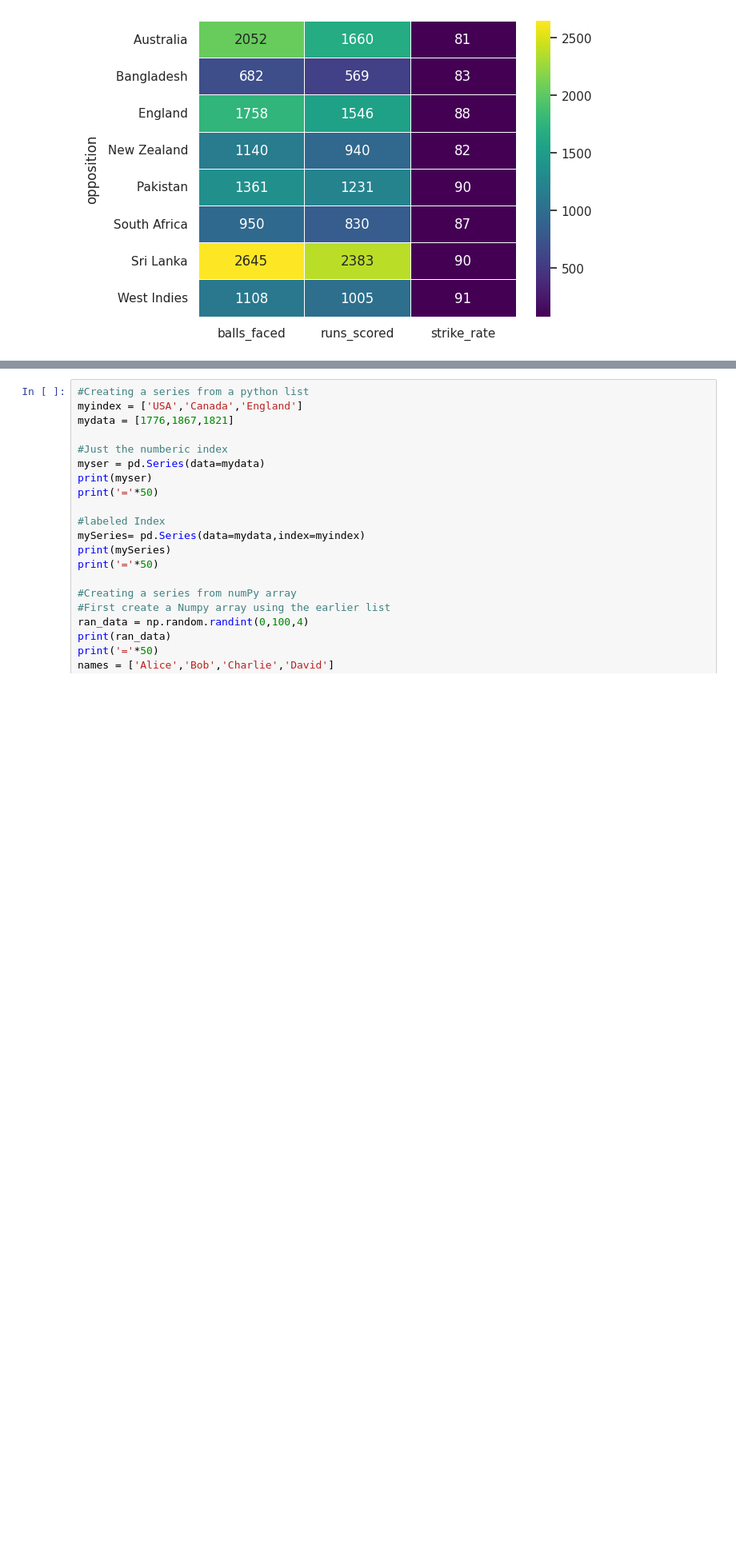
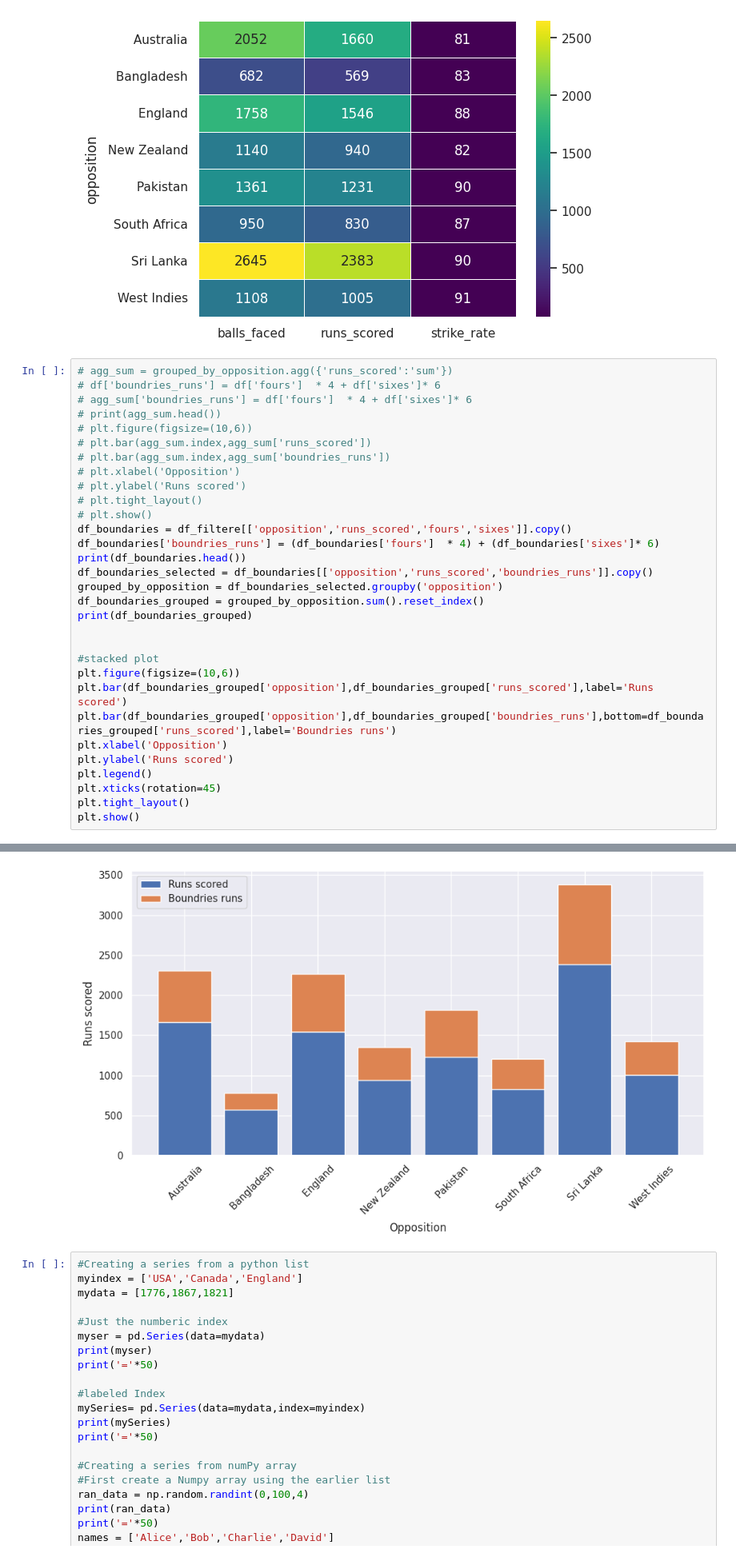
Before and after one commit to abhishekmali9191/Data-Analytics-, a Jupyter notebook: DataAnalytics.ipynb, the cells around one changed output, grey strips where cells are left out. Shown at 80% size. Saved outputs shown, nothing was run; the diff lists cells and outputs as text; blank space fills up the shorter version.

```diff
--- a/DataAnalytics.ipynb
+++ b/DataAnalytics.ipynb
@@ -739,3 +739,35 @@ sns.heatmap(data=df_strike_rate,linewidths=0.5, annot=True,fmt='.0f', cmap='viri
 plt.show()
 # %% [output]
 [figure]
+# %%
+# agg_sum = grouped_by_opposition.agg({'runs_scored':'sum'})
+# df['boundries_runs'] = df['fours']  * 4 + df['sixes']* 6
+# agg_sum['boundries_runs'] = df['fours']  * 4 + df['sixes']* 6
+# print(agg_sum.head())
+# plt.figure(figsize=(10,6))
+# plt.bar(agg_sum.index,agg_sum['runs_scored'])
+# plt.bar(agg_sum.index,agg_sum['boundries_runs'])
+# plt.xlabel('Opposition')
+# plt.ylabel('Runs scored')
+# plt.tight_layout()
+# plt.show()
+df_boundaries = df_filtere[['opposition','runs_scored','fours','sixes']].copy()
+df_boundaries['boundries_runs'] = (df_boundaries['fours']  * 4) + (df_boundaries['sixes']* 6)
+print(df_boundaries.head())
+df_boundaries_selected = df_boundaries[['opposition','runs_scored','boundries_runs']].copy()
+grouped_by_opposition = df_boundaries_selected.groupby('opposition')
+df_boundaries_grouped = grouped_by_opposition.sum().reset_index()
+print(df_boundaries_grouped)
+
+
+#stacked plot
+plt.figure(figsize=(10,6))
+plt.bar(df_boundaries_grouped['opposition'],df_boundaries_grouped['runs_scored'],label='Runs scored')
+plt.bar(df_boundaries_grouped['opposition'],df_boundaries_grouped['boundries_runs'],bottom=df_boundaries_grouped['runs_scored'],label='Boundries runs')
+plt.xlabel('Opposition')
+plt.ylabel('Runs scored')
+plt.legend()
+plt.xticks(rotation=45)
+plt.tight_layout()
+plt.show()
+# %% [output]
@@ -742,3 +789,4 @@ plt.show()
+[figure, added]
 # %%
 #Creating a series from a python list
 myindex = ['USA','Canada','England']
```
Also changed, not shown: parts of 12 cells of this notebook.
